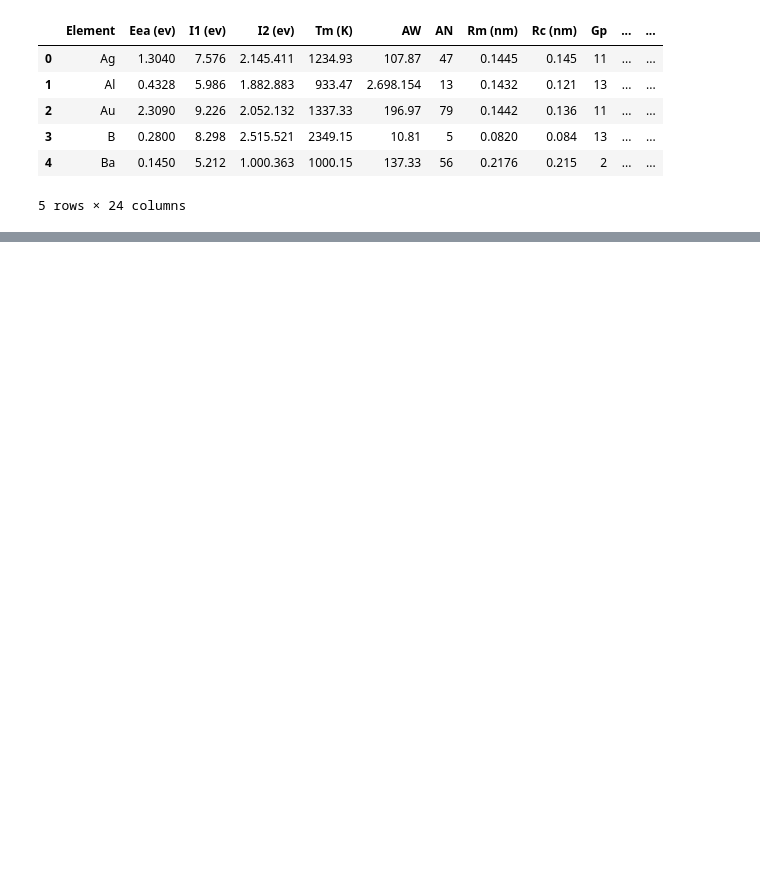
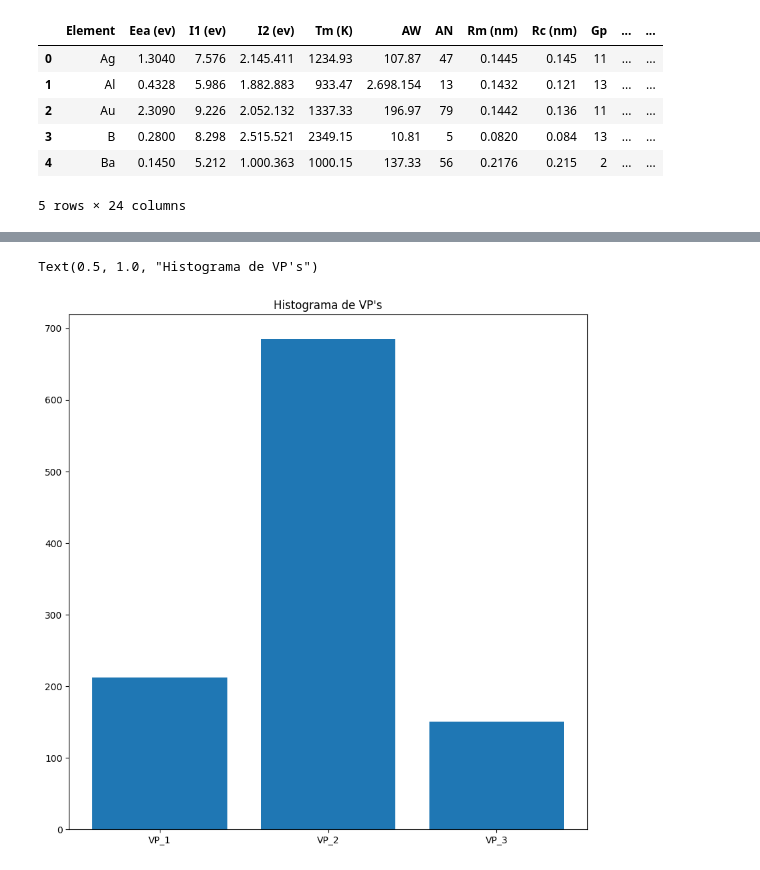
Before and after one commit to leocafo87/ProdDatos, a Jupyter notebook: notebooks/model.ipynb, the cells around one changed output, grey strips where cells are left out. Drawn from its saved outputs; the diff is of its cells as text; code cells hidden in the pictures; blank space fills up the shorter version.

```diff
--- a/notebooks/model.ipynb
+++ b/notebooks/model.ipynb
@@ -76,0 +45,2 @@ El df está vacio
+# %%
+df_total = df.copy()
@@ -76,0 +127,27 @@ El df está vacio
+# %%
+#Extraer los VP y VN, FP y FN de la primera etiequta
+VP_1 = confusion_matrix(y_test, y_pred)[0][0]
+VN_1 = confusion_matrix(y_test, y_pred)[0][1]
+FP_1 = confusion_matrix(y_test, y_pred)[1][0]
+FN_1 = confusion_matrix(y_test, y_pred)[1][1]
+
+#Extraer los VP y VN, FP y FN de la segunda etiequta
+VP_2 = confusion_matrix(y_test, y_pred)[1][1]
+VN_2 = confusion_matrix(y_test, y_pred)[1][0]
+FP_2 = confusion_matrix(y_test, y_pred)[0][1]
+FN_2 = confusion_matrix(y_test, y_pred)[0][0]
+
+#Extraer los VP y VN, FP y FN de la tercera etiequta
+VP_3 = confusion_matrix(y_test, y_pred)[2][2]
+VN_3 = confusion_matrix(y_test, y_pred)[2][0]
+FP_3 = confusion_matrix(y_test, y_pred)[0][2]
+FN_3 = confusion_matrix(y_test, y_pred)[0][0]
+
+
+#Realizar un histograma de VP's, donde estos son el eje Y y las etiquetas son el eje X
+plt.figure(figsize=(10, 10))
+plt.bar(["VP_1", "VP_2", "VP_3"], [VP_1, VP_2, VP_3])
+plt.title("Histograma de VP's")
+# %% [output]
+Text(0.5, 1.0, "Histograma de VP's")
+[figure, added]
```
Also changed, not shown: parts of 14 cells of this notebook, 19 other files.
